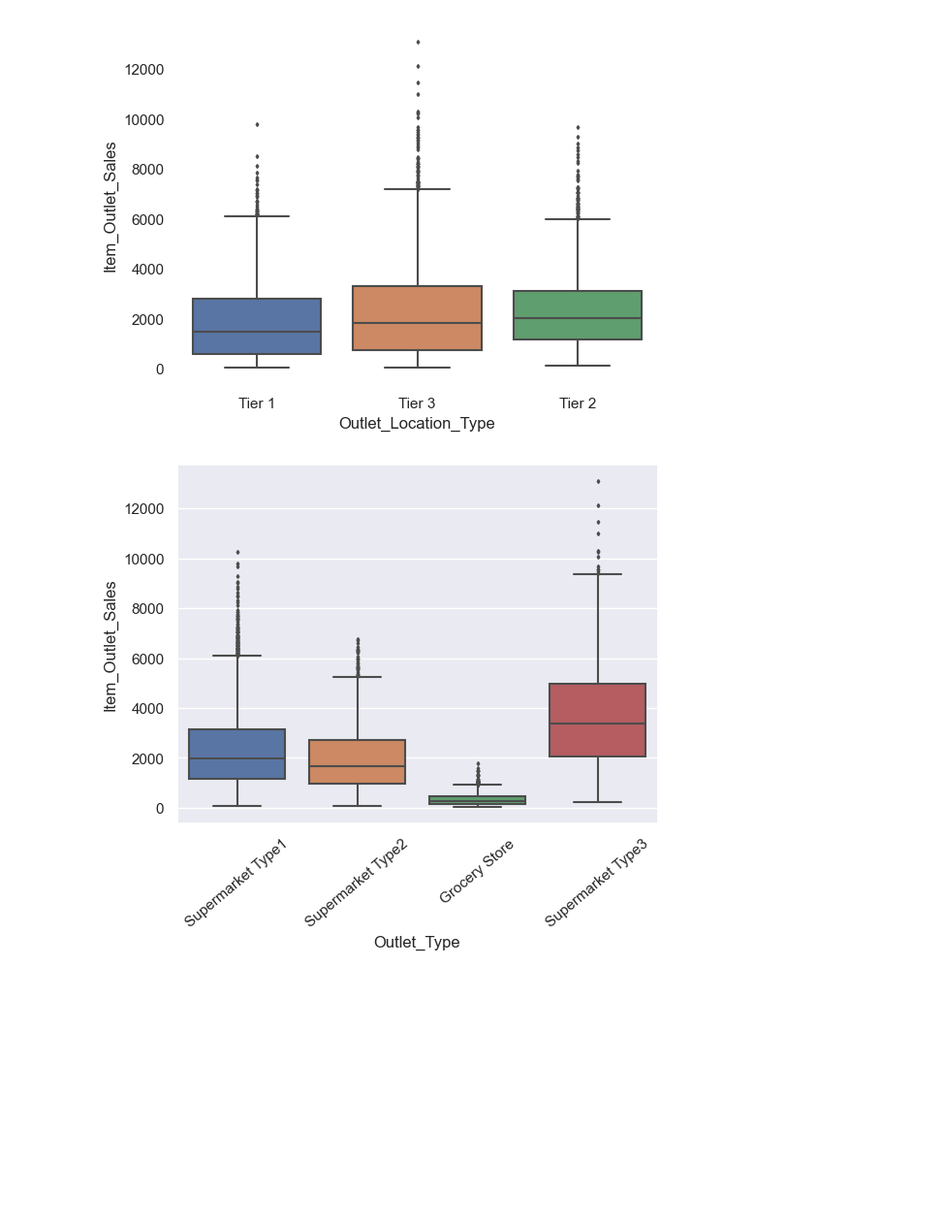
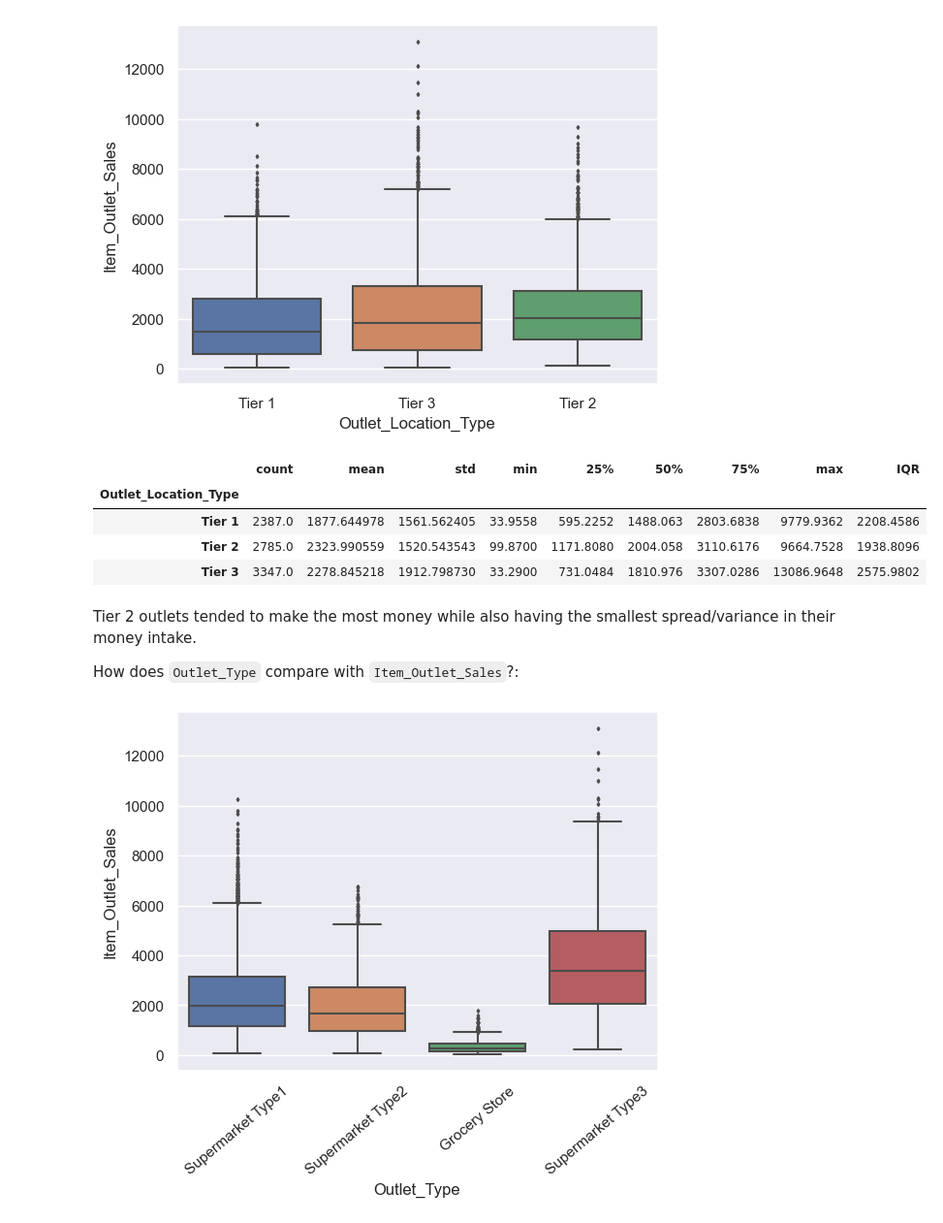
Before and after one commit to john-a-dixon/forecasting-food-sales, a Jupyter notebook: forecasting-food-sales.ipynb, the cells around one changed output. Shown at 97% size. Saved outputs shown, nothing was run; the diff lists cells and outputs as text; code cells hidden in the pictures; blank space fills up the shorter version.

```diff
--- a/forecasting-food-sales.ipynb
+++ b/forecasting-food-sales.ipynb
@@ -628,6 +622,26 @@ Outlets that are medium sized tend to make the most but have the most variance w
 sns.boxplot(data=food_sales_df, x='Outlet_Location_Type', y='Item_Outlet_Sales', fliersize=2);
 # %% [output]
 [figure]
+# %%
+# Summary statistics for the boxplots above
+t1_IQR = IQR(food_sales_df.loc[food_sales_df['Outlet_Location_Type'] == 'Tier 1', :], 'Item_Outlet_Sales')
+t2_IQR = IQR(food_sales_df.loc[food_sales_df['Outlet_Location_Type'] == 'Tier 2', :], 'Item_Outlet_Sales')
+t3_IQR = IQR(food_sales_df.loc[food_sales_df['Outlet_Location_Type'] == 'Tier 3', :], 'Item_Outlet_Sales')
+summary = food_sales_df.groupby('Outlet_Location_Type')['Item_Outlet_Sales'].describe()
+
+# Add IQR to the description
+summary['IQR'] = [t1_IQR, t2_IQR, t3_IQR]
+summary
+# %% [output]
+|  | count | mean | std | min | 25% | 50% | 75% | max | IQR |
+| Outlet_Location_Type |  |  |  |  |  |  |  |  |  |
+| Tier 1 | 2387.0 | 1877.644978 | 1561.562405 | 33.9558 | 595.2252 | 1488.063 | 2803.6838 | 9779.9362 | 2208.4586 |
+| Tier 2 | 2785.0 | 2323.990559 | 1520.543543 | 99.8700 | 1171.8080 | 2004.058 | 3110.6176 | 9664.7528 | 1938.8096 |
+| Tier 3 | 3347.0 | 2278.845218 | 1912.798730 | 33.2900 | 731.0484 | 1810.976 | 3307.0286 | 13086.9648 | 2575.9802 |
+# %% [markdown]
+Tier 2 outlets tended to make the most money while also having the smallest spread/variance in their money intake.
+
+How does `Outlet_Type` compare with `Item_Outlet_Sales`?:
 # %%
 # Create a boxplot showing how sales are influenced by fat content
 ax = sns.boxplot(data=food_sales_df, x='Outlet_Type', y='Item_Outlet_Sales', fliersize=2)
```
Also changed, not shown: parts of 12 cells of this notebook.
